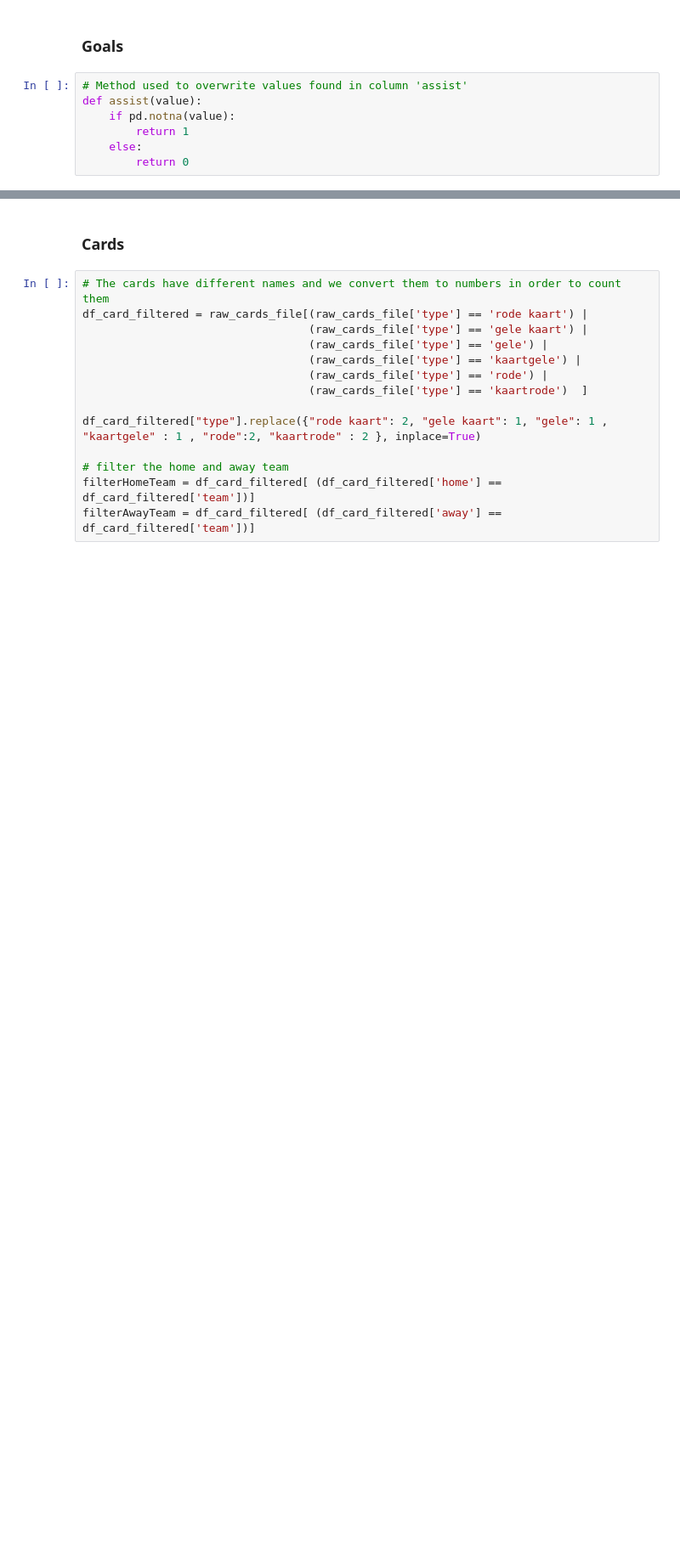
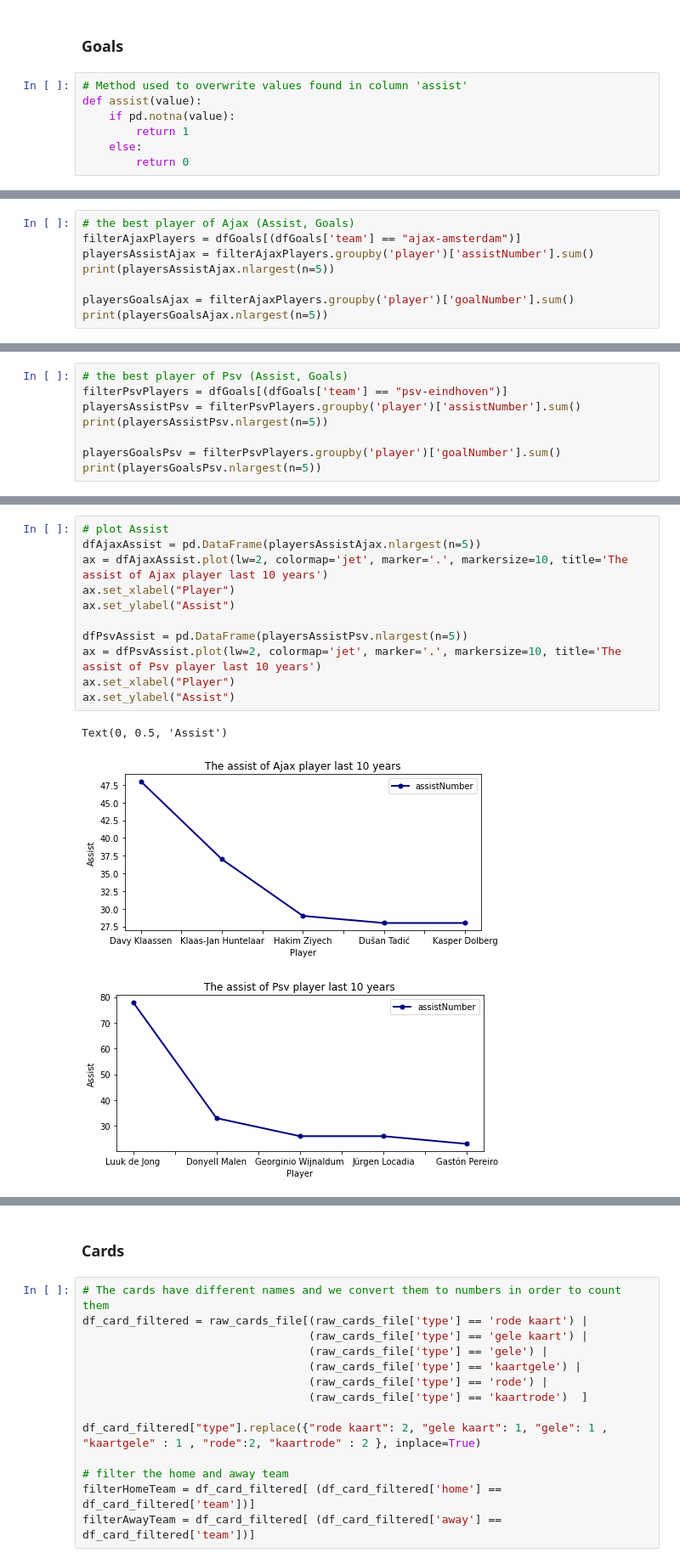
Before and after one commit to mohammedaljader/Football_Predictions_ML, a Jupyter notebook: notebook.ipynb, the cells around one changed output, grey strips where cells are left out. Shown at 85% size. Cells and saved outputs as stored; diff of their text form; blank space fills up the shorter version.

```diff
--- a/notebook.ipynb
+++ b/notebook.ipynb
@@ -82,0 +84,8 @@ dfGoals
+# %%
+# the best player of Ajax (Assist, Goals)
+filterAjaxPlayers = dfGoals[(dfGoals['team'] == "ajax-amsterdam")]
+playersAssistAjax = filterAjaxPlayers.groupby('player')['assistNumber'].sum()
+print(playersAssistAjax.nlargest(n=5))
+
+playersGoalsAjax = filterAjaxPlayers.groupby('player')['goalNumber'].sum()
+print(playersGoalsAjax.nlargest(n=5))
@@ -82,0 +107,8 @@ dfGoals
+# %%
+# the best player of Psv (Assist, Goals)
+filterPsvPlayers = dfGoals[(dfGoals['team'] == "psv-eindhoven")]
+playersAssistPsv = filterPsvPlayers.groupby('player')['assistNumber'].sum()
+print(playersAssistPsv.nlargest(n=5))
+
+playersGoalsPsv = filterPsvPlayers.groupby('player')['goalNumber'].sum()
+print(playersGoalsPsv.nlargest(n=5))
@@ -82,0 +130,15 @@ dfGoals
+# %%
+# plot Assist
+dfAjaxAssist = pd.DataFrame(playersAssistAjax.nlargest(n=5))
+ax = dfAjaxAssist.plot(lw=2, colormap='jet', marker='.', markersize=10, title='The assist of Ajax player last 10 years')
+ax.set_xlabel("Player")
+ax.set_ylabel("Assist")
+
+dfPsvAssist = pd.DataFrame(playersAssistPsv.nlargest(n=5))
+ax = dfPsvAssist.plot(lw=2, colormap='jet', marker='.', markersize=10, title='The assist of Psv player last 10 years')
+ax.set_xlabel("Player")
+ax.set_ylabel("Assist")
+# %% [output]
+Text(0, 0.5, 'Assist')
+[figure, added]
+[figure, added]
```
Also changed, not shown: parts of 16 cells of this notebook.
